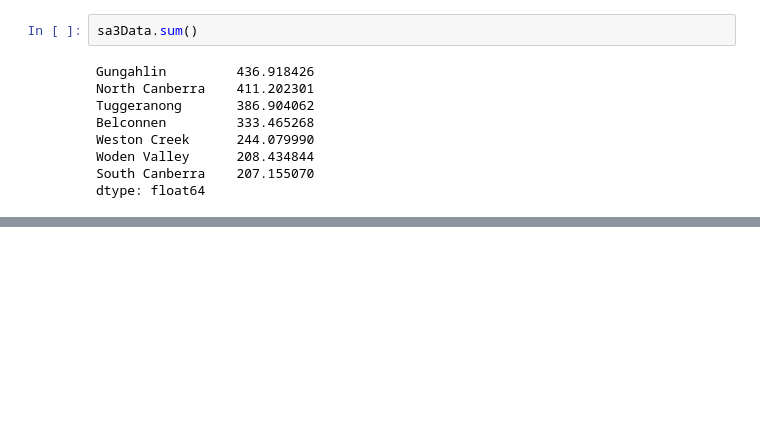
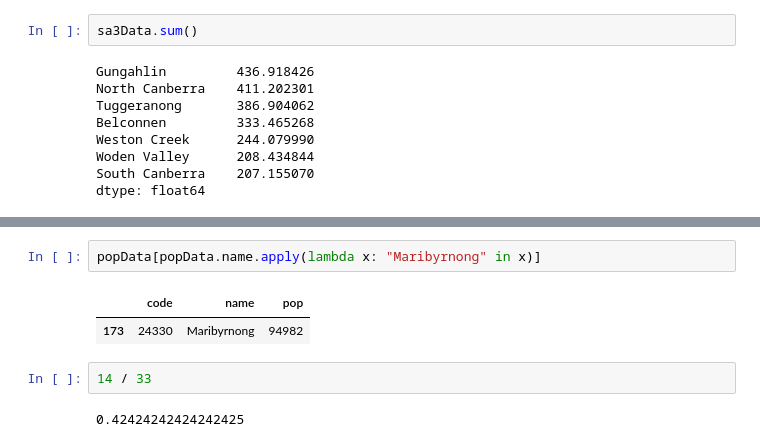
Before and after one commit to MarkusMannheim/abc-graphics, a Jupyter notebook: data/covidScrape.ipynb, the cells around one changed output, grey strips where cells are left out. Drawn from its saved outputs; the diff is of its cells as text; blank space fills up the shorter version.

```diff
--- a/data/covidScrape.ipynb
+++ b/data/covidScrape.ipynb
@@ -159,0 +227,9 @@ dtype: float64
+# %%
+popData[popData.name.apply(lambda x: "Maribyrnong" in x)]
+# %% [output]
+|  | code | name | pop |
+| 173 | 24330 | Maribyrnong | 94982 |
+# %%
+14 / 33
+# %% [output]
+0.42424242424242425
```
Also changed, not shown: parts of 3 cells of this notebook, 3 other files.
